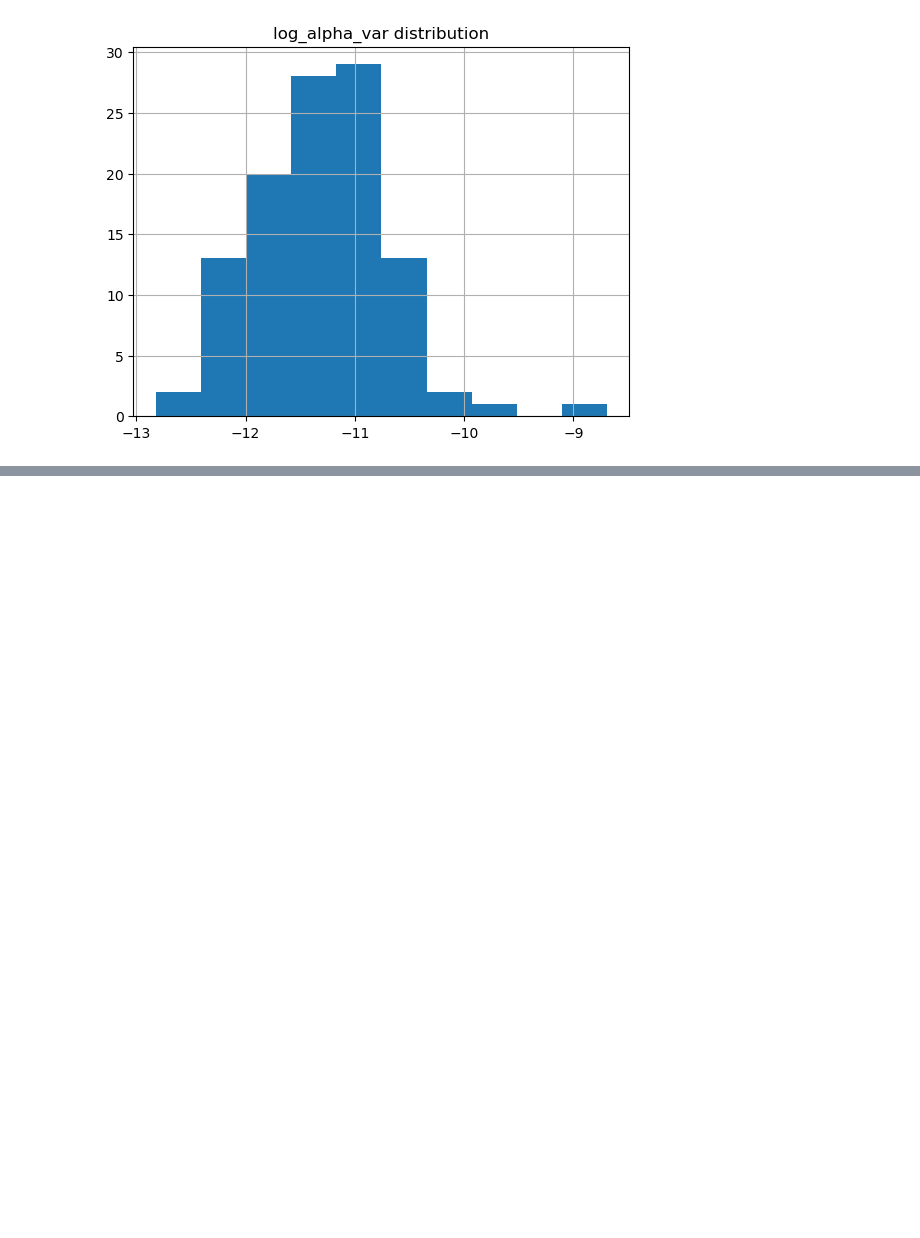
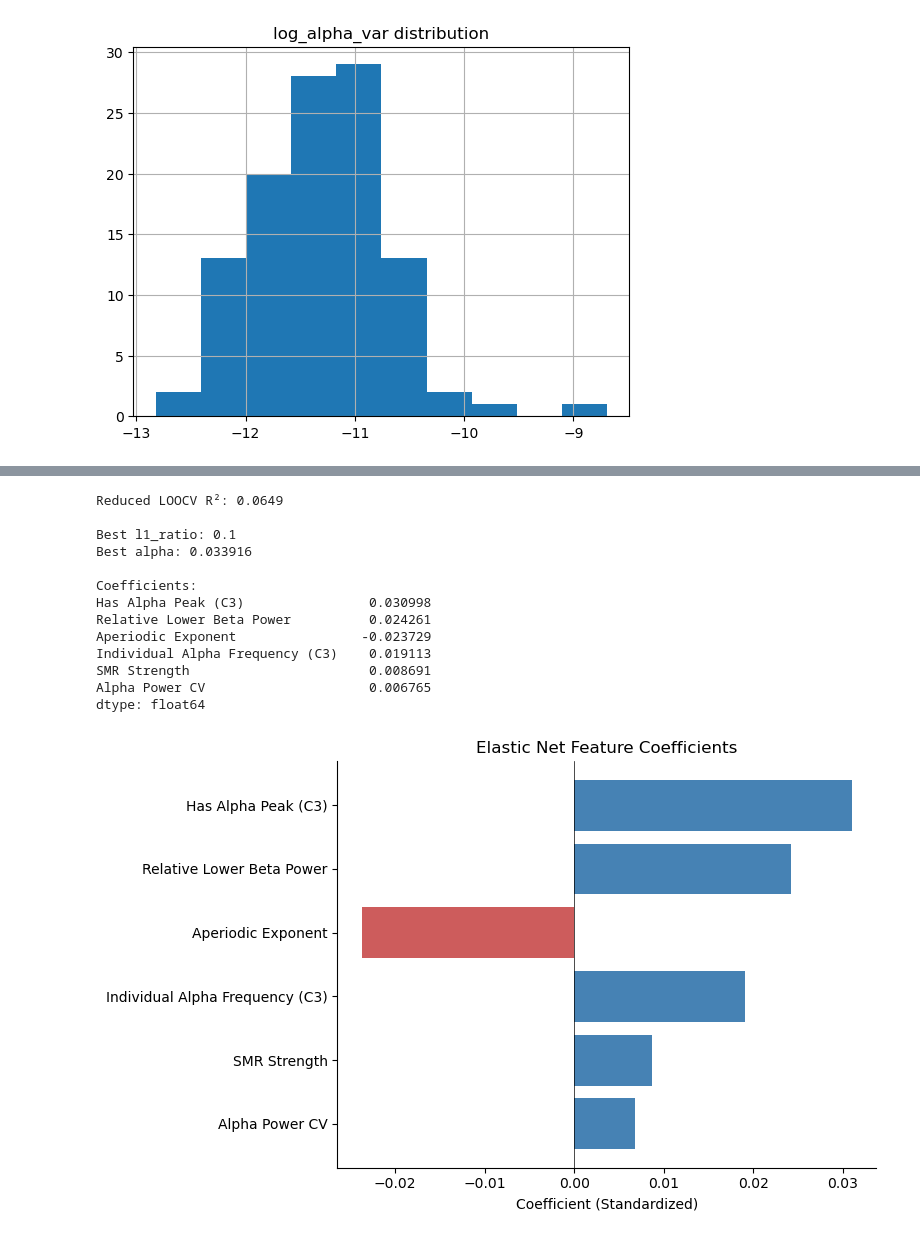
Before and after one commit to AL2024UCSD/EEG-Project, a Jupyter notebook: EDA_daniel.ipynb, the cells around one changed output, grey strips where cells are left out. Saved outputs shown, nothing was run; the diff lists cells and outputs as text; code cells hidden in the pictures; blank space fills up the shorter version.

```diff
--- a/EDA_daniel.ipynb
+++ b/EDA_daniel.ipynb
@@ -398,0 +737,8 @@ plt.show()
+# %%
+# chosen reduced feature set:
+
+reduced_features = ['smr_strength_log', 'IAF_c3', 'has_IAF_c3', 'aperiodic_exp_log',
+                    'alpha_cv_log', 'rpl_lower_beta_log', 'bci_performance_labels']
+df_reduced = df_final.set_index('subject_id')
+df_reduced = df_reduced[reduced_features]
+df_reduced.head(5)
@@ -398,0 +753,72 @@ plt.show()
+# %%
+# reduced model evaluation
+# LOOCV evaluation
+loocv = LeaveOneOut()
+X = df_reduced.drop(columns='bci_performance_labels')
+y = df_reduced['bci_performance_labels']
+y_pred = np.zeros(len(y))
+
+for train_idx, test_idx in loocv.split(X):
+    X_train, X_test = X.iloc[train_idx], X.iloc[test_idx]
+    y_train = y.iloc[train_idx]
+    scaler = StandardScaler()
+    X_train_scaled = scaler.fit_transform(X_train)
+    X_test_scaled = scaler.transform(X_test)
+
+    model_cv = ElasticNetCV(
+        l1_ratio=[0.1, 0.25, 0.3, 0.5, 0.7, 0.75, 0.9, 0.95, 1.0],
+        n_alphas=100,
+        cv=5,
+        max_iter=10000
+    )
+    model_cv.fit(X_train_scaled, y_train)
+    y_pred[test_idx] = model_cv.predict(X_test_scaled)
+
+print(f"Reduced LOOCV R²: {r2_score(y, y_pred):.4f}")
+
+# Final model for coefficients
+scaler_full = StandardScaler()
+X_scaled_full = scaler_full.fit_transform(X)
+enet_full = ElasticNetCV(
+    l1_ratio=[0.1, 0.25, 0.3, 0.5, 0.7, 0.75, 0.9, 0.95, 1.0],
+    n_alphas=100,
+    cv=5,
+    max_iter=10000
+)
+enet_full.fit(X_scaled_full, y)
+
+# Coefficients
+coefs = pd.Series(enet_full.coef_, index=X.columns)
+coefs_renamed = coefs.rename(index=name_map)
+coefs_sorted = coefs_renamed.reindex(coefs_renamed.abs().sort_values(ascending=False).index)
+
+print(f"\nBest l1_ratio: {enet_full.l1_ratio_}")
+print(f"Best alpha: {enet_full.alpha_:.6f}")
+print(f"\nCoefficients:\n{coefs_sorted}")
+
+# Coefficient plot (feature importance when standardized)
+fig, ax = plt.subplots(figsize=(8, 5))
+colors = ['steelblue' if c >= 0 else 'indianred' for c in coefs_sorted.values]
+ax.barh(coefs_sorted.index[::-1], coefs_sorted.values[::-1], color=colors[::-1])
+ax.set_xlabel('Coefficient (Standardized)')
+ax.set_title('Elastic Net Feature Coefficients')
+ax.axvline(x=0, color='black', linewidth=0.5)
+ax.spines['top'].set_visible(False)
+ax.spines['right'].set_visible(False)
+plt.tight_layout()
+plt.show()
+# %% [output]
+Reduced LOOCV R²: 0.0649
+
+Best l1_ratio: 0.1
+Best alpha: 0.033916
+
+Coefficients:
+Has Alpha Peak (C3)                0.030998
+Relative Lower Beta Power          0.024261
+Aperiodic Exponent                -0.023729
+Individual Alpha Frequency (C3)    0.019113
+SMR Strength                       0.008691
+Alpha Power CV                     0.006765
+dtype: float64
+[figure, added]
```
Also changed, not shown: parts of 29 cells of this notebook.
